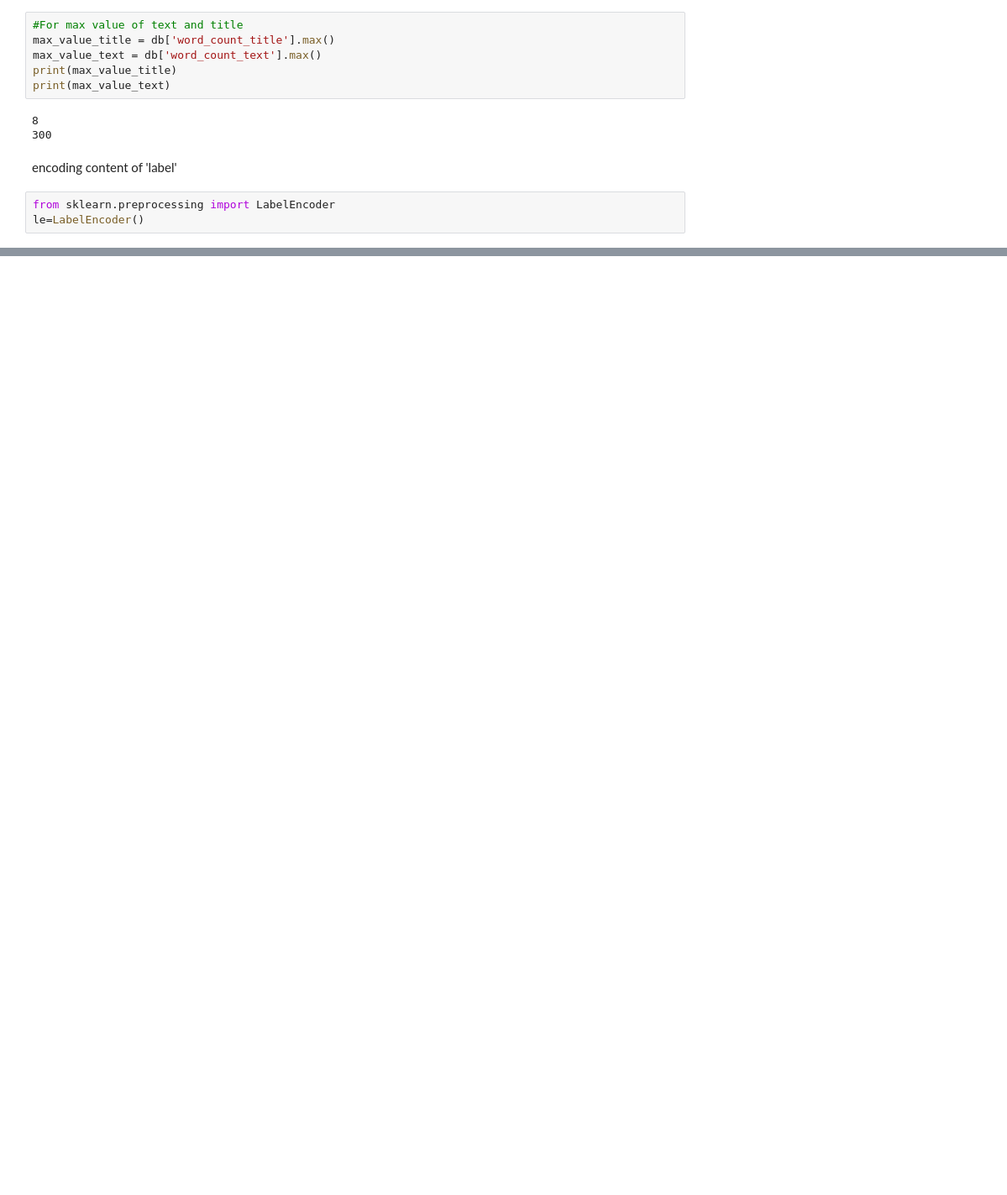
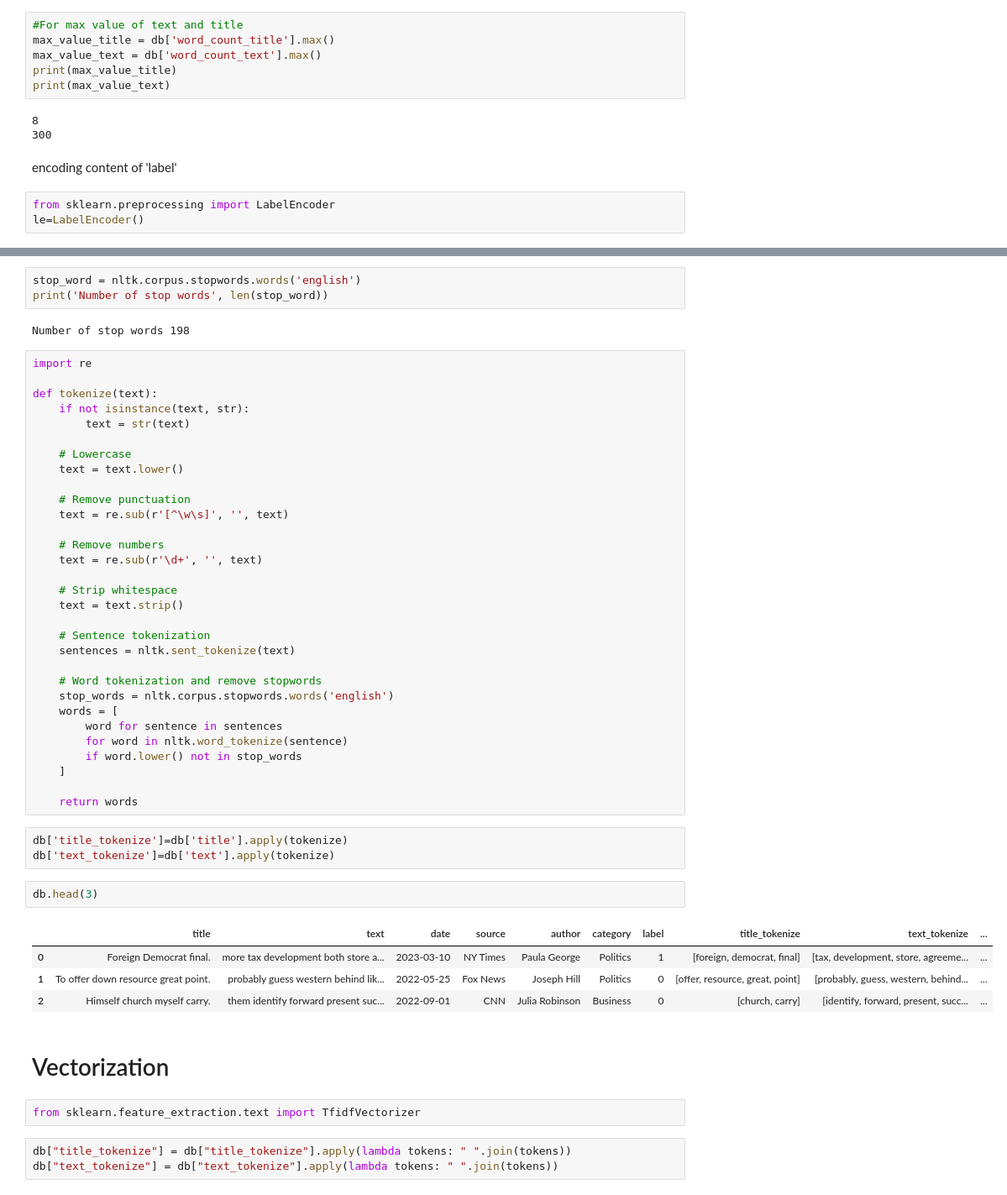
Before and after one commit to geniusdude1012/Fake_news_detection, a Jupyter notebook: fake_news_detection.ipynb, the cells around one changed output, grey strips where cells are left out. Shown: that part at 84% size. Cells and saved outputs as stored; diff of their text form; blank space fills up the shorter version.

Commit message:
Tokenization and vectorization of dataset

```diff
--- a/fake_news_detection.ipynb
+++ b/fake_news_detection.ipynb
@@ -104,0 +126,53 @@ db.head(3)
+# %%
+stop_word = nltk.corpus.stopwords.words('english')
+print('Number of stop words', len(stop_word))
+# %% [output]
+Number of stop words 198
+# %%
+import re
+
+def tokenize(text):
+    if not isinstance(text, str):
+        text = str(text)
+
+    # Lowercase
+    text = text.lower()
+
+    # Remove punctuation
+    text = re.sub(r'[^\w\s]', '', text)
+
+    # Remove numbers
+    text = re.sub(r'\d+', '', text)
+
+    # Strip whitespace
+    text = text.strip()
+
+    # Sentence tokenization
+    sentences = nltk.sent_tokenize(text)
+
+    # Word tokenization and remove stopwords
+    stop_words = nltk.corpus.stopwords.words('english')
+    words = [
+        word for sentence in sentences
+        for word in nltk.word_tokenize(sentence)
+        if word.lower() not in stop_words
+    ]
+
+    return words
+# %%
+db['title_tokenize']=db['title'].apply(tokenize)
+db['text_tokenize']=db['text'].apply(tokenize)
+# %%
+db.head(3)
+# %% [output]
+|  | title | text | date | source | author | category | label | title_tokenize | text_tokenize | ... |
+| 0 | Foreign Democrat final. | more tax development both store a... | 2023-03-10 | NY Times | Paula George | Politics | 1 | [foreign, democrat, final] | [tax, development, store, agreeme... | ... |
+| 1 | To offer down resource great point. | probably guess western behind lik... | 2022-05-25 | Fox News | Joseph Hill | Politics | 0 | [offer, resource, great, point] | [probably, guess, western, behind... | ... |
+| 2 | Himself church myself carry. | them identify forward present suc... | 2022-09-01 | CNN | Julia Robinson | Business | 0 | [church, carry] | [identify, forward, present, succ... | ... |
+# %% [markdown]
+# Vectorization
+# %%
+from sklearn.feature_extraction.text import TfidfVectorizer
+# %%
+db["title_tokenize"] = db["title_tokenize"].apply(lambda tokens: " ".join(tokens))
+db["text_tokenize"] = db["text_tokenize"].apply(lambda tokens: " ".join(tokens))
```
Also changed, not shown: parts of 16 cells of this notebook.
